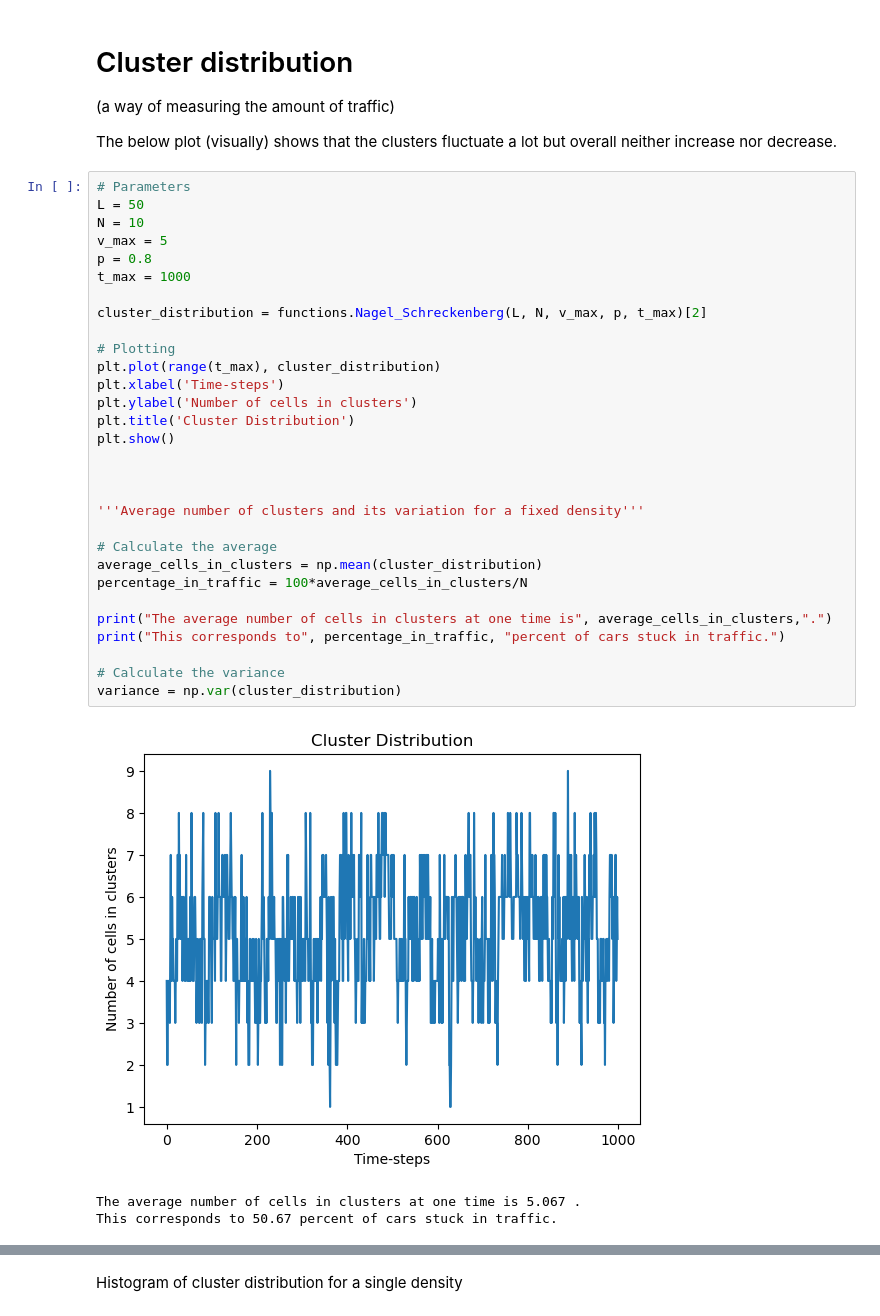
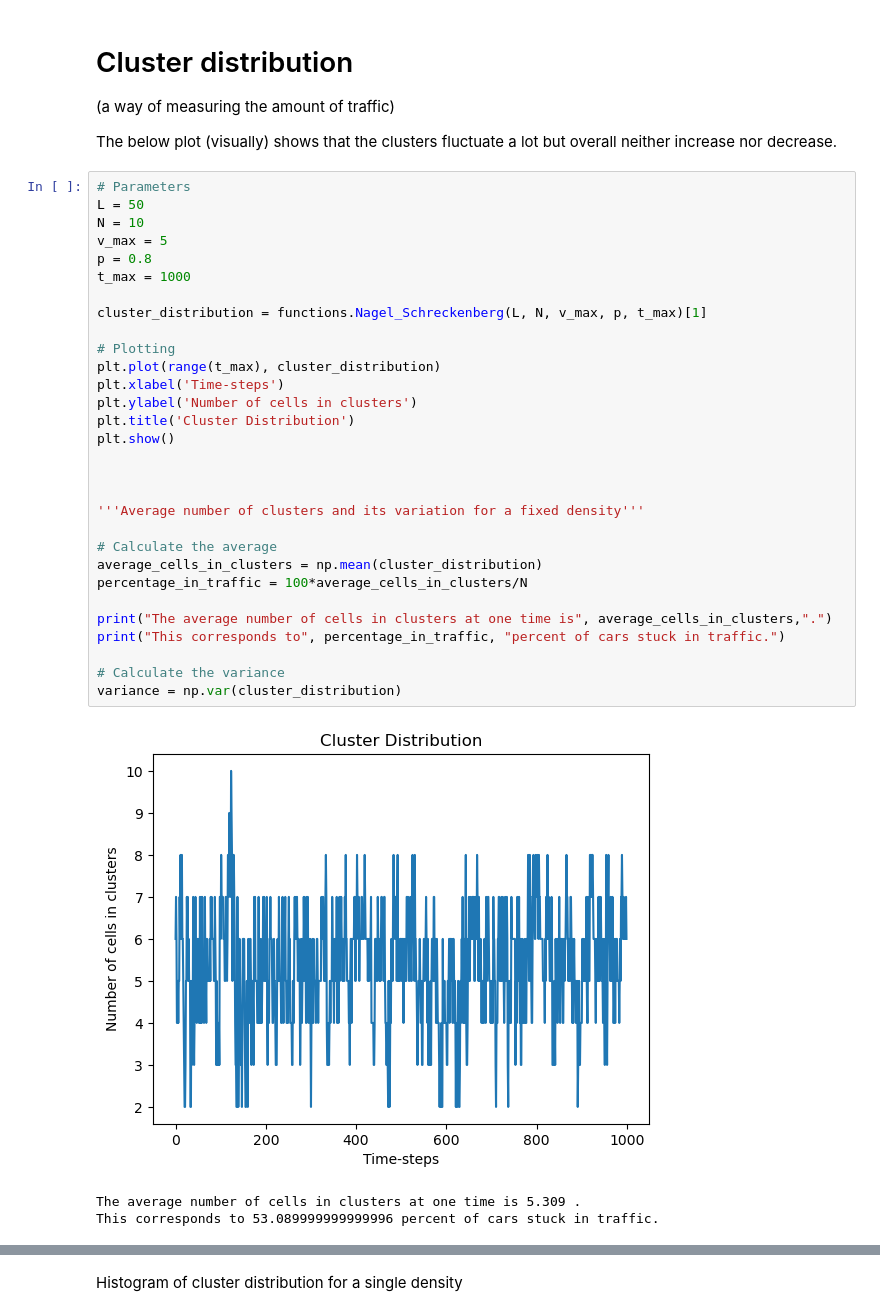
Before and after one commit to SofiaHilma/Traffic_flow_simulation, a Jupyter notebook: traffic_notebook.ipynb, the cells around one changed output, grey strips where cells are left out. Cells and saved outputs as stored; diff of their text form.

```diff
--- a/traffic_notebook.ipynb
+++ b/traffic_notebook.ipynb
@@ -100,34 +82,34 @@ The below plot (visually) shows that the clusters fluctuate a lot but overall ne
 # %%
 # Parameters
 L = 50
 N = 10
 v_max = 5
 p = 0.8
 t_max = 1000
 
-cluster_distribution = functions.Nagel_Schreckenberg(L, N, v_max, p, t_max)[2]
+cluster_distribution = functions.Nagel_Schreckenberg(L, N, v_max, p, t_max)[1]
 
 # Plotting
 plt.plot(range(t_max), cluster_distribution)
 plt.xlabel('Time-steps')
 plt.ylabel('Number of cells in clusters')
 plt.title('Cluster Distribution')
 plt.show()
 
 
 
 '''Average number of clusters and its variation for a fixed density'''
 
 # Calculate the average
 average_cells_in_clusters = np.mean(cluster_distribution)
 percentage_in_traffic = 100*average_cells_in_clusters/N
 
 print("The average number of cells in clusters at one time is", average_cells_in_clusters,".")
 print("This corresponds to", percentage_in_traffic, "percent of cars stuck in traffic.")
 
 # Calculate the variance
 variance = np.var(cluster_distribution)
 # %% [output]
-[figure, old version]
+[figure, new version]
-The average number of cells in clusters at one time is 5.067 .
-This corresponds to 50.67 percent of cars stuck in traffic.
+The average number of cells in clusters at one time is 5.309 .
+This corresponds to 53.089999999999996 percent of cars stuck in traffic.
```
Also changed, not shown: parts of 9 cells of this notebook, 1 other file.
